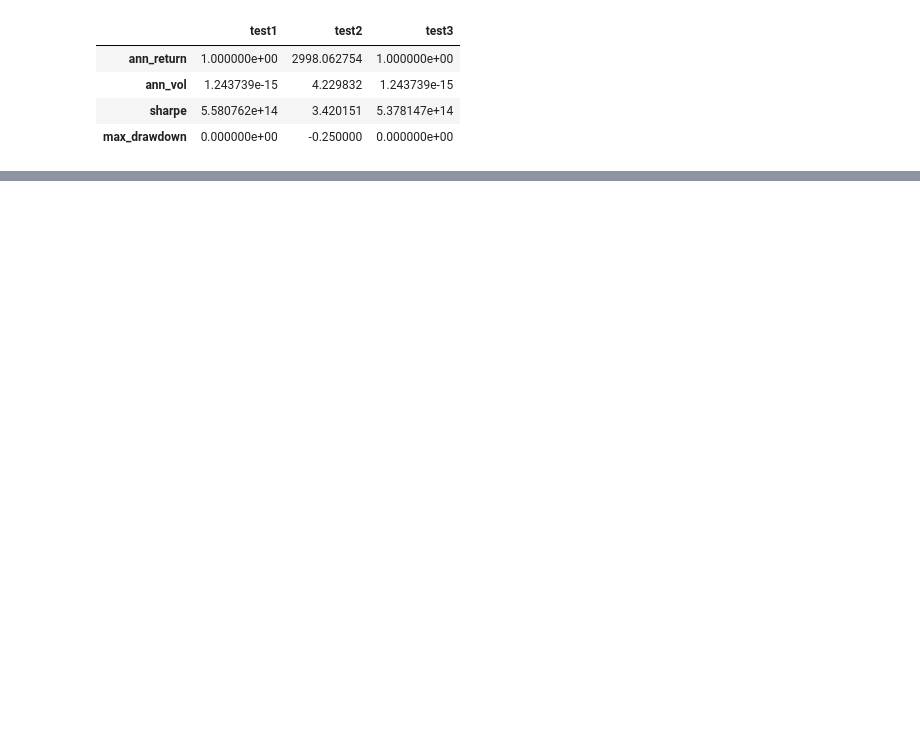
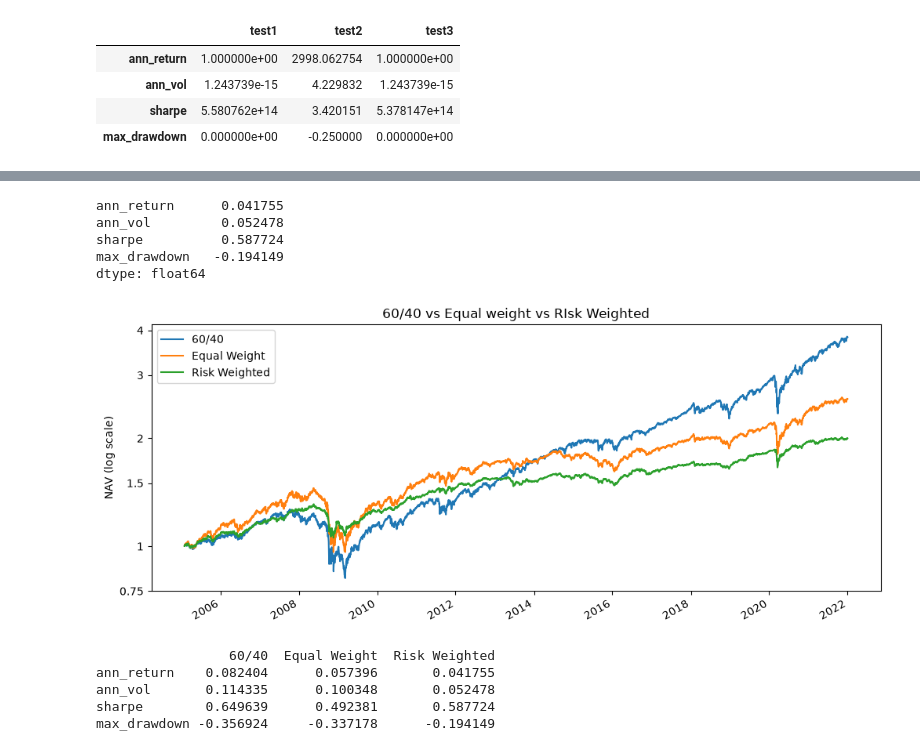
Before and after one commit to aferri-git/ML_virtual_portfolio, a Jupyter notebook: notebooks/baseline_model.ipynb, the cells around one changed output, grey strips where cells are left out. Drawn from its saved outputs; the diff is of its cells as text; code cells hidden in the pictures; blank space fills up the shorter version.

```diff
--- a/notebooks/baseline_model.ipynb
+++ b/notebooks/baseline_model.ipynb
@@ -379,0 +562,26 @@ pd.DataFrame({"test1": test1, "test2": test2, "test3": test3})
+# %%
+# build an allocator that assigns ETFs weights based on their standard deviation
+
+# the eligibility criteria filtered at its minimum 9 ETFs so we do not need to edit CAP requirement
+
+def risk_weightet(window):
+    risk_score = 1 / window.std()
+    weights = risk_score / risk_score.sum()
+    return pd.Series(weights, index = window.columns)
+# %%
+result_rw = backtest_engine(
+    risk_weightet, close_ew, open_ew, returns_ew, eligible_ew, rebal_dates, cost_bp,
+    cap=CAP, lookback = LOOKBACK)
+# %%
+# sanity check the results
+
+# NAV should be close to 1 on date 1
+NAV_rw = result_rw["NAV"]
+print (NAV_rw.iloc[0])
+
+# 1st turnover should be 1
+turnover_rw = result_rw["Turnover"]
+print (turnover_rw.iloc[0])
+
+# following that turnover should be small
+turnover_rw.iloc[1:].describe()
@@ -379,0 +600,36 @@ pd.DataFrame({"test1": test1, "test2": test2, "test3": test3})
+# %%
+performance_rw = performance_calculator(NAV_rw, rf_daily)
+print(performance_rw)
+
+# the numbers i see make sense
+# %% [output]
+ann_return      0.041755
+ann_vol         0.052478
+sharpe          0.587724
+max_drawdown   -0.194149
+dtype: float64
+# %%
+# let's compare the three NAVs
+
+allocators_nav = pd.DataFrame({"60/40": NAV_6040, "Equal Weight": NAV_ew, "Risk Weighted" : NAV_rw})
+
+ticks = [0.75, 1, 1.5, 2, 3, 4]
+ax = allocators_nav.plot(logy=True, figsize=(12, 5), title="60/40 vs Equal weight vs RIsk Weighted")
+ax.set_yticks(ticks, labels=[str(t) for t in ticks])
+ax.minorticks_off()
+ax.set_ylabel("NAV (log scale)")
+ax.set_xlabel("")
+plt.show()
+# %% [output]
+[figure, added]
+# %%
+# and their performance
+
+allocators_performance = pd.DataFrame({"60/40": performance_6040, "Equal Weight": performance_ew,"Risk Weighted" : performance_rw})
+print(allocators_performance)
+# %% [output]
+                 60/40  Equal Weight  Risk Weighted
+ann_return    0.082404      0.057396       0.041755
+ann_vol       0.114335      0.100348       0.052478
+sharpe        0.649639      0.492381       0.587724
+max_drawdown -0.356924     -0.337178      -0.194149
```
Also changed, not shown: parts of 48 cells of this notebook, 6 other files.
